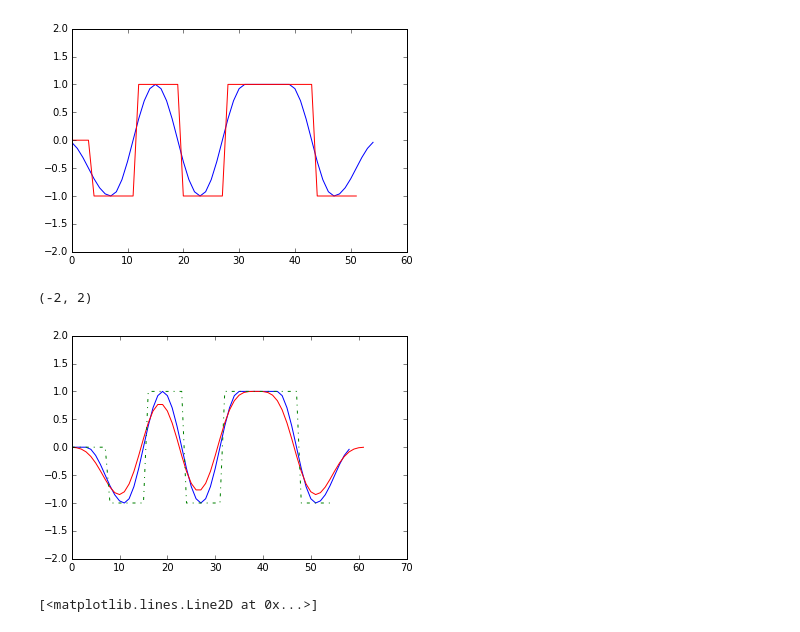
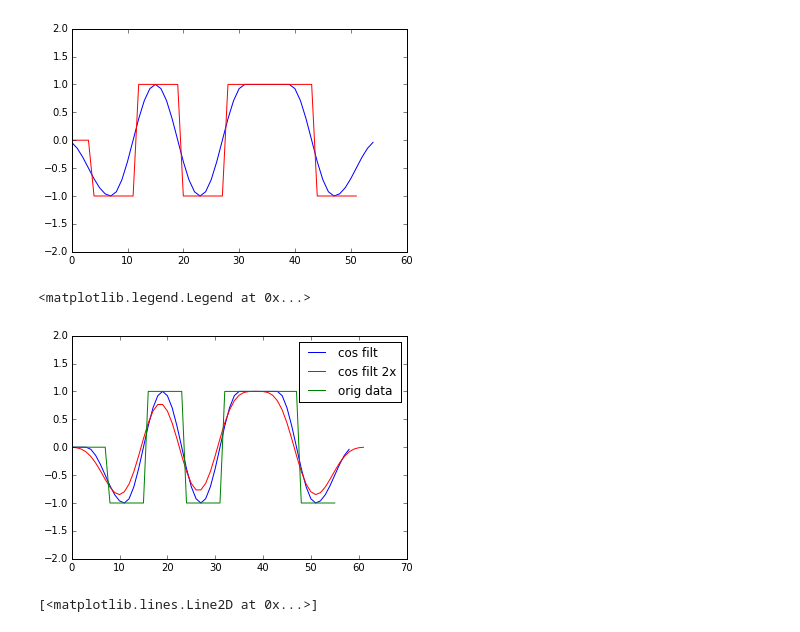
Before and after one commit to tkuester/ipynb, a Jupyter notebook: matched_filter.ipynb, the cells around one changed output. Drawn from its saved outputs; the diff is of its cells as text; code cells hidden in the pictures.

Commit message:
Adding legends and such, scaling taps properly

```diff
--- a/matched_filter.ipynb
+++ b/matched_filter.ipynb
@@ -13,12 +13,12 @@ plt.ylim(-2, 2)
 (-2, 2)
 [figure]
 # %%
-# Make the cosine filter
+# Make the cosine filter, and scale appropriately
 cswin = signal.windows.cosine(8)
+cswin /= sum(cswin)
 
 # Filter the signal and scale
 filt1 = signal.convolve(dat, cswin)
-filt1 /= max(filt1)
 
 plt.plot(filt1)
 plt.plot(np.append(np.zeros(4), dat), 'r')
@@ -29,15 +29,15 @@ plt.ylim(-2, 2)
 # %%
 # Matched filter on receive side
 filt2 = signal.convolve(filt1, cswin)
-filt2 /= max(filt2)
 
-plt.plot(np.append(np.zeros(4), filt1), 'b')
-plt.plot(filt2, 'r')
-plt.plot(np.append(np.zeros(8), dat), 'g-.')
+txd_w, = plt.plot(np.append(np.zeros(4), filt1), 'b', label='cos filt')
+mat_w, = plt.plot(filt2, 'r', label='cos filt 2x')
+dat_w, = plt.plot(np.append(np.zeros(8), dat), 'g-', label='orig data')
 plt.ylim(-2, 2)
+plt.legend(handles=[txd_w, mat_w, dat_w])
 # %% [output]
-(-2, 2)
+<matplotlib.legend.Legend at 0x...>
-[figure, old version]
+[figure, new version]
 # %%
 deriv = np.array([1, -1])
 filt1_d = signal.convolve(filt1, deriv)
```
